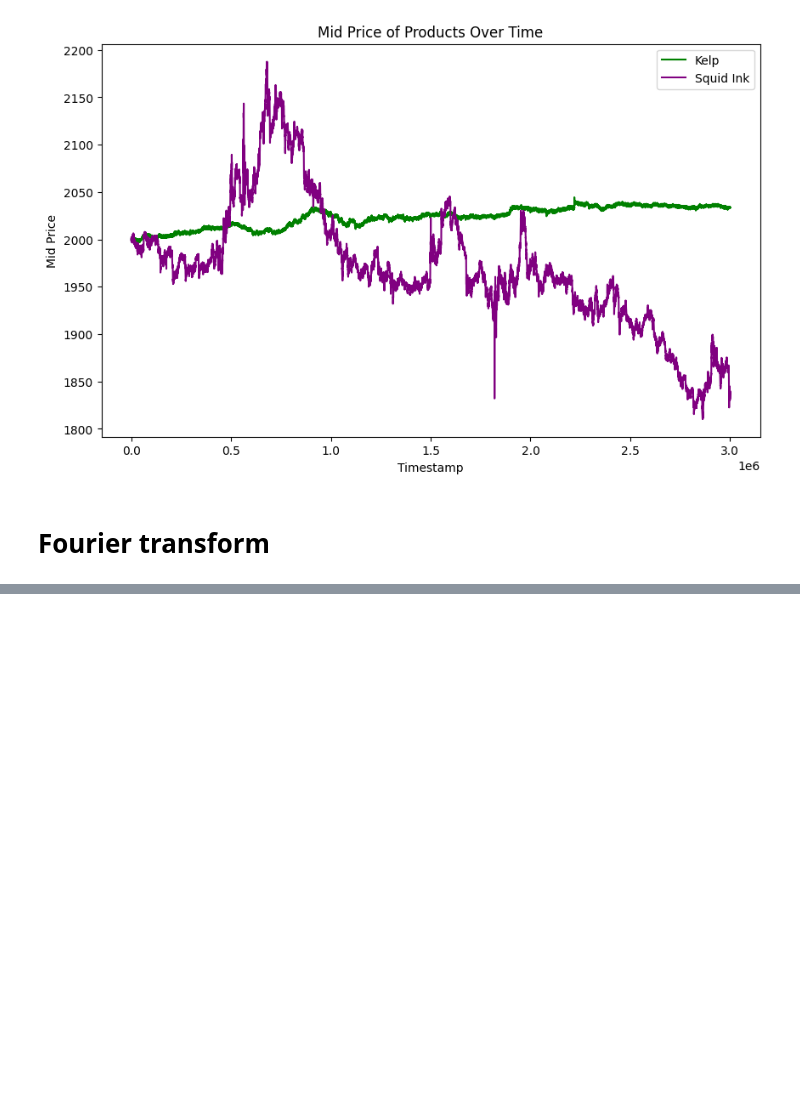
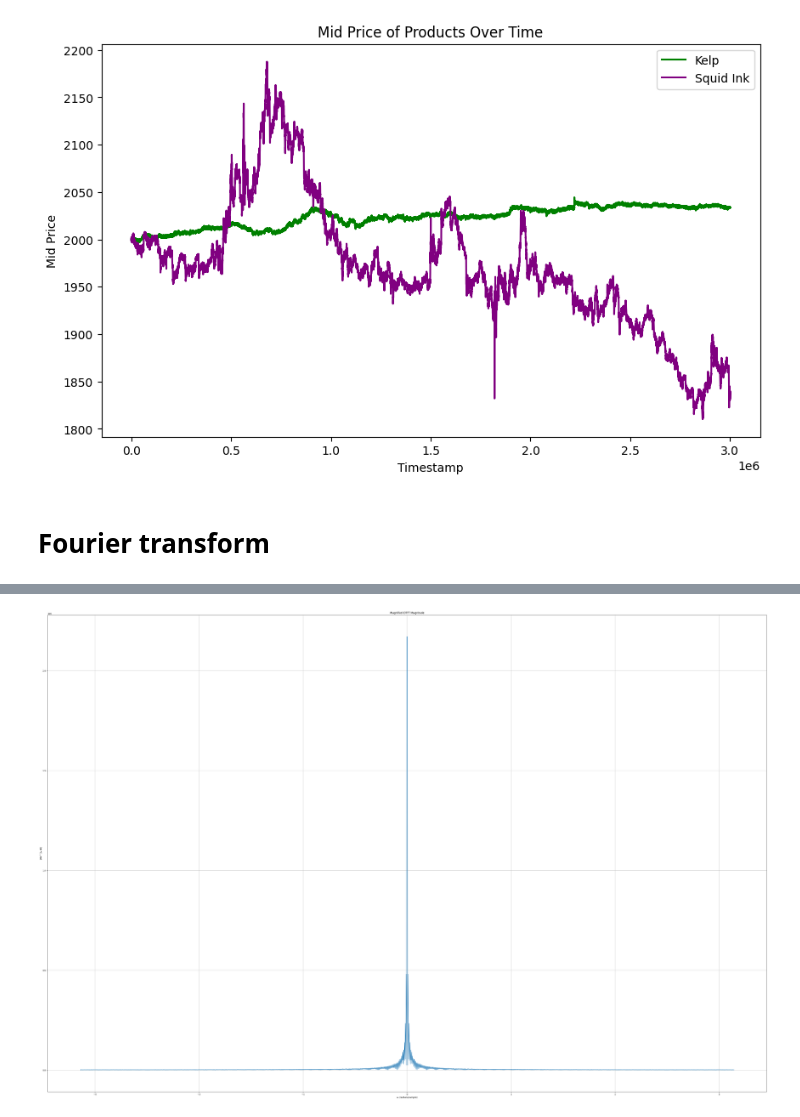
Before and after one commit to SamyakSS83/paradis-island-imckechode, a Jupyter notebook: Round_1/Algorithmic_trading/data_bottle_analysis.ipynb, the cells around one changed output, grey strips where cells are left out. Drawn from its saved outputs; the diff is of its cells as text; code cells hidden in the pictures; blank space fills up the shorter version.

```diff
--- a/Round_1/Algorithmic_trading/data_bottle_analysis.ipynb
+++ b/Round_1/Algorithmic_trading/data_bottle_analysis.ipynb
@@ -133,0 +117,11 @@ for (i,j) in dictt.items():
+# %%
+# plt.plot(omega, np.abs(X_dtft))
+plt.figure(figsize=(60, 40))  # Adjust the figure size to magnify the image
+plt.plot(omega, np.abs(X_dtft))
+plt.title("Magnified DTFT Magnitude")
+plt.xlabel("ω (radians/sample)")
+plt.ylabel("|X(e^{jω})|")
+plt.grid()
+plt.show()
+# %% [output]
+[figure, added]
```
Also changed, not shown: parts of 3 cells of this notebook, 2 other files.
